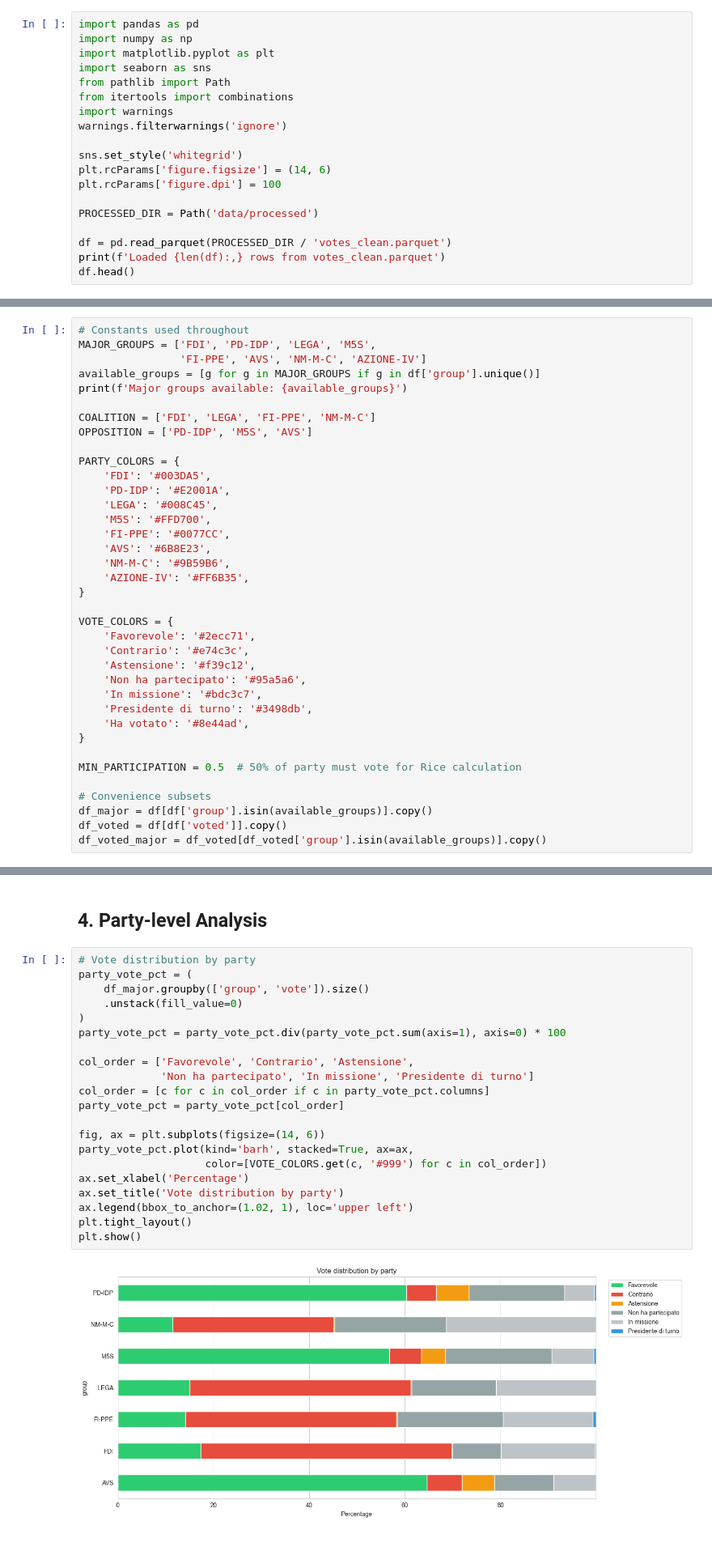
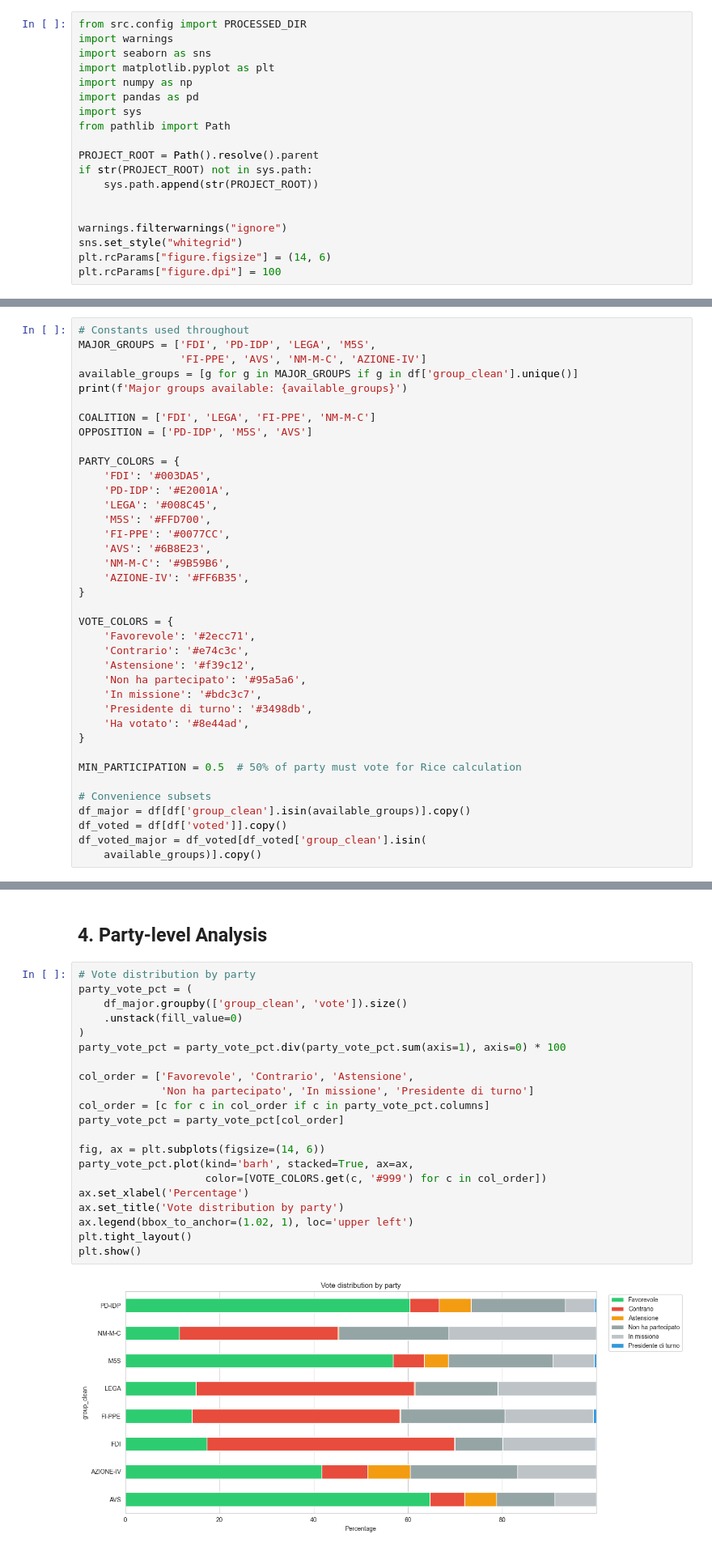
Before and after one commit to LucyMoto/italian-parliament-analysis, a Jupyter notebook: notebooks/explore.ipynb, the cells around one changed output, grey strips where cells are left out. Shown at 81% size. Drawn from its saved outputs; the diff is of its cells as text.

```diff
--- a/notebooks/explore.ipynb
+++ b/notebooks/explore.ipynb
@@ -18,21 +18,21 @@ Exploring ~7M rows of roll-call voting data from the Italian parliament (Oct 202
 # %% [markdown]
 ## 1. Load Cleaned Data
 # %%
+from src.config import PROCESSED_DIR
+import warnings
+import seaborn as sns
+import matplotlib.pyplot as plt
+import numpy as np
 import pandas as pd
-import numpy as np
-import matplotlib.pyplot as plt
-import seaborn as sns
+import sys
 from pathlib import Path
-from itertools import combinations
-import warnings
-warnings.filterwarnings('ignore')
 
-sns.set_style('whitegrid')
-plt.rcParams['figure.figsize'] = (14, 6)
-plt.rcParams['figure.dpi'] = 100
+PROJECT_ROOT = Path().resolve().parent
+if str(PROJECT_ROOT) not in sys.path:
+    sys.path.append(str(PROJECT_ROOT))
 
-PROCESSED_DIR = Path('data/processed')
 
-df = pd.read_parquet(PROCESSED_DIR / 'votes_clean.parquet')
-print(f'Loaded {len(df):,} rows from votes_clean.parquet')
-df.head()
+warnings.filterwarnings("ignore")
+sns.set_style("whitegrid")
+plt.rcParams["figure.figsize"] = (14, 6)
+plt.rcParams["figure.dpi"] = 100
@@ -48,7 +53,7 @@ Loaded 6,904,915 rows from votes_clean.parquet
 # Constants used throughout
 MAJOR_GROUPS = ['FDI', 'PD-IDP', 'LEGA', 'M5S',
                 'FI-PPE', 'AVS', 'NM-M-C', 'AZIONE-IV']
-available_groups = [g for g in MAJOR_GROUPS if g in df['group'].unique()]
+available_groups = [g for g in MAJOR_GROUPS if g in df['group_clean'].unique()]
 print(f'Major groups available: {available_groups}')
 
 COALITION = ['FDI', 'LEGA', 'FI-PPE', 'NM-M-C']
@@ -78,7 +83,8 @@ VOTE_COLORS = {
 MIN_PARTICIPATION = 0.5  # 50% of party must vote for Rice calculation
 
 # Convenience subsets
-df_major = df[df['group'].isin(available_groups)].copy()
+df_major = df[df['group_clean'].isin(available_groups)].copy()
 df_voted = df[df['voted']].copy()
-df_voted_major = df_voted[df_voted['group'].isin(available_groups)].copy()
+df_voted_major = df_voted[df_voted['group_clean'].isin(
+    available_groups)].copy()
 # %% [output]
@@ -256,26 +261,26 @@ plt.show()
 # %%
 # Vote distribution by party
 party_vote_pct = (
-    df_major.groupby(['group', 'vote']).size()
+    df_major.groupby(['group_clean', 'vote']).size()
     .unstack(fill_value=0)
 )
 party_vote_pct = party_vote_pct.div(party_vote_pct.sum(axis=1), axis=0) * 100
 
 col_order = ['Favorevole', 'Contrario', 'Astensione',
              'Non ha partecipato', 'In missione', 'Presidente di turno']
 col_order = [c for c in col_order if c in party_vote_pct.columns]
 party_vote_pct = party_vote_pct[col_order]
 
 fig, ax = plt.subplots(figsize=(14, 6))
 party_vote_pct.plot(kind='barh', stacked=True, ax=ax,
                     color=[VOTE_COLORS.get(c, '#999') for c in col_order])
 ax.set_xlabel('Percentage')
 ax.set_title('Vote distribution by party')
 ax.legend(bbox_to_anchor=(1.02, 1), loc='upper left')
 plt.tight_layout()
 plt.show()
 # %% [output]
-[figure, old version]
+[figure, new version]
 # %%
 # Rice Cohesion Index with minimum participation threshold
 
```
Also changed, not shown: parts of 26 cells of this notebook.
